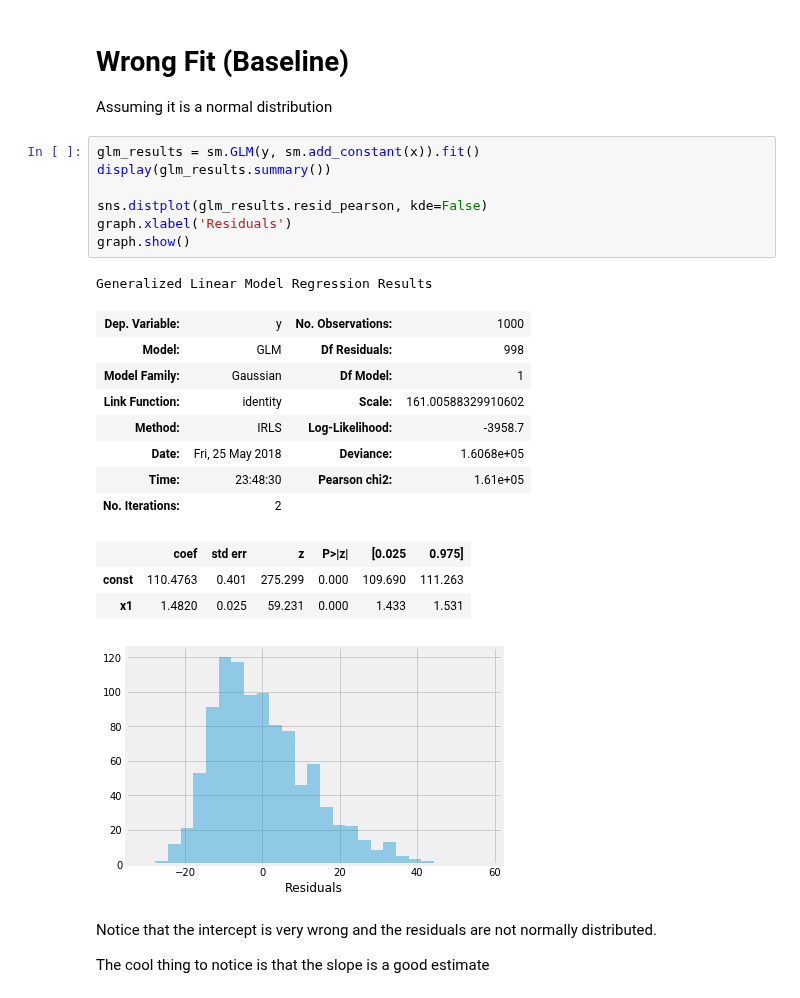
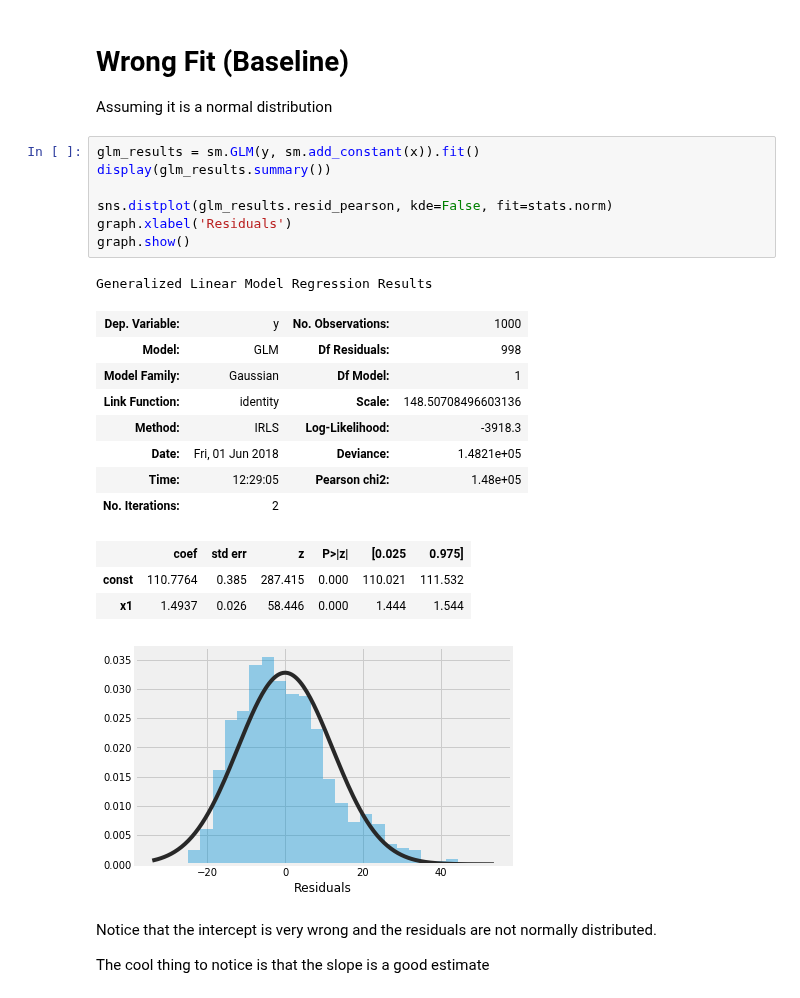
Before and after one commit to arose13/Notebooks, a Jupyter notebook: Arbitrary Cost Function.ipynb, the cells around one changed output. Drawn from its saved outputs; the diff is of its cells as text.

```diff
--- a/Arbitrary Cost Function.ipynb
+++ b/Arbitrary Cost Function.ipynb
@@ -47,24 +47,24 @@ Assuming it is a normal distribution
 # %%
 glm_results = sm.GLM(y, sm.add_constant(x)).fit()
 display(glm_results.summary())
 
-sns.distplot(glm_results.resid_pearson, kde=False)
+sns.distplot(glm_results.resid_pearson, kde=False, fit=stats.norm)
 graph.xlabel('Residuals')
 graph.show()
 # %% [output]
 Generalized Linear Model Regression Results
 | Dep. Variable: | y | No. Observations: | 1000 |
 | Model: | GLM | Df Residuals: | 998 |
 | Model Family: | Gaussian | Df Model: | 1 |
-| Link Function: | identity | Scale: | 161.00588329910602 |
-| Method: | IRLS | Log-Likelihood: | -3958.7 |
-| Date: | Fri, 25 May 2018 | Deviance: | 1.6068e+05 |
-| Time: | 23:48:30 | Pearson chi2: | 1.61e+05 |
+| Link Function: | identity | Scale: | 148.50708496603136 |
+| Method: | IRLS | Log-Likelihood: | -3918.3 |
+| Date: | Fri, 01 Jun 2018 | Deviance: | 1.4821e+05 |
+| Time: | 12:29:05 | Pearson chi2: | 1.48e+05 |
 | No. Iterations: | 2 |  |  |
 |  | coef | std err | z | P>|z| | [0.025 | 0.975] |
-| const | 110.4763 | 0.401 | 275.299 | 0.000 | 109.690 | 111.263 |
-| x1 | 1.4820 | 0.025 | 59.231 | 0.000 | 1.433 | 1.531 |
+| const | 110.7764 | 0.385 | 287.415 | 0.000 | 110.021 | 111.532 |
+| x1 | 1.4937 | 0.026 | 58.446 | 0.000 | 1.444 | 1.544 |
-[figure, old version]
+[figure, new version]
 # %% [markdown]
 Notice that the intercept is very wrong and the residuals are not normally distributed.
 
```
Also changed, not shown: parts of 6 cells of this notebook, 1 other file.
